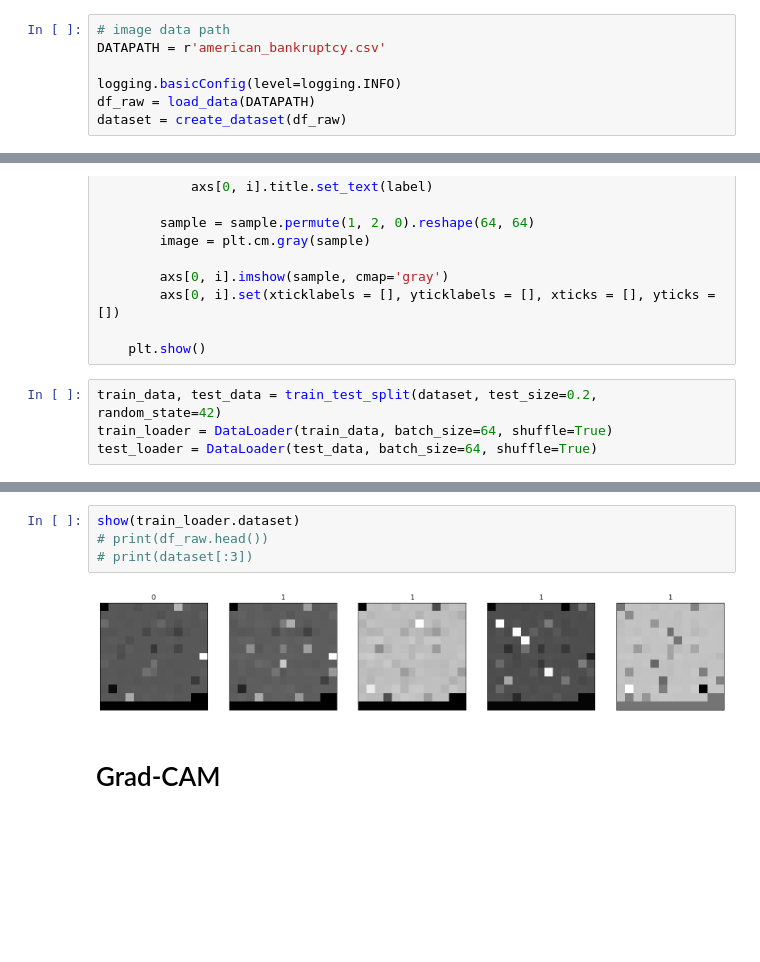
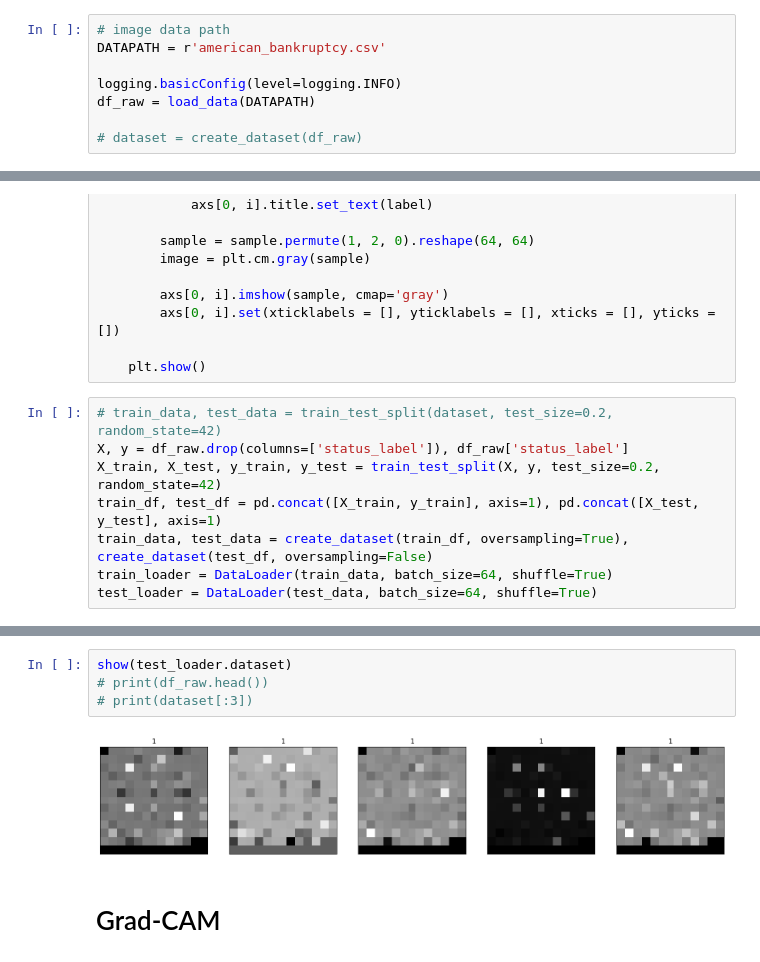
Before and after one commit to MichaelYuan2/Interpretation-DNN, a Jupyter notebook: Grad-Cam.ipynb, the cells around one changed output, grey strips where cells are left out. Drawn from its saved outputs; the diff is of its cells as text; blank space fills up the shorter version.

Commit message:
improve train-test-split

```diff
--- a/Grad-Cam.ipynb
+++ b/Grad-Cam.ipynb
@@ -42,6 +42,7 @@ DATAPATH = r'american_bankruptcy.csv'
 
 logging.basicConfig(level=logging.INFO)
 df_raw = load_data(DATAPATH)
-dataset = create_dataset(df_raw)
+
+# dataset = create_dataset(df_raw)
 # %% [output]
 INFO:root:Preprocessing data...
@@ -88,6 +79,10 @@ def show(dataset, N=5, labels=None, figsize=(20, 20)):
 
     plt.show()
 # %%
-train_data, test_data = train_test_split(dataset, test_size=0.2, random_state=42)
+# train_data, test_data = train_test_split(dataset, test_size=0.2, random_state=42)
+X, y = df_raw.drop(columns=['status_label']), df_raw['status_label']
+X_train, X_test, y_train, y_test = train_test_split(X, y, test_size=0.2, random_state=42)
+train_df, test_df = pd.concat([X_train, y_train], axis=1), pd.concat([X_test, y_test], axis=1)
+train_data, test_data = create_dataset(train_df, oversampling=True), create_dataset(test_df, oversampling=False)
 train_loader = DataLoader(train_data, batch_size=64, shuffle=True)
 test_loader = DataLoader(test_data, batch_size=64, shuffle=True)
@@ -94,9 +101,9 @@ test_loader = DataLoader(test_data, batch_size=64, shuffle=True)
 # %%
-show(train_loader.dataset)
+show(test_loader.dataset)
 # print(df_raw.head())
 # print(dataset[:3])
 # %% [output]
-[figure, old version]
+[figure, new version]
 # %% [markdown]
 # Grad-CAM
 # %%
```
Also changed, not shown: parts of 17 cells of this notebook, 10 other files.
